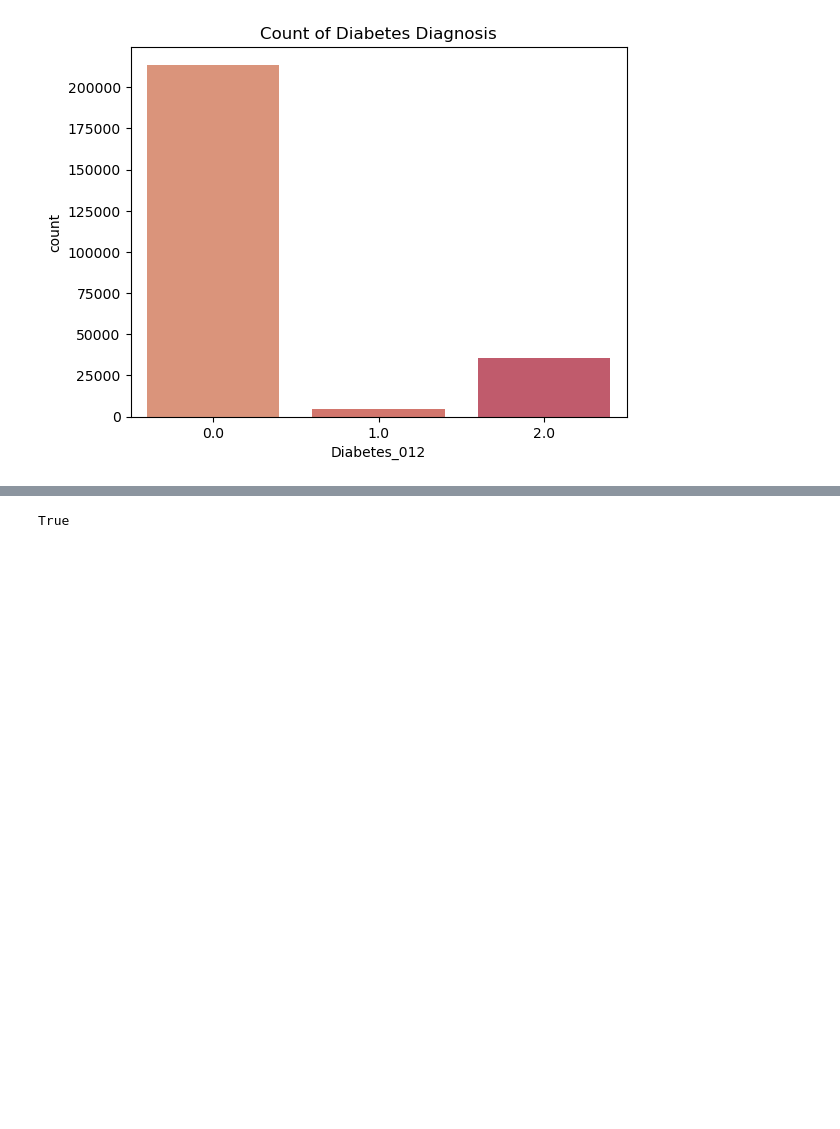
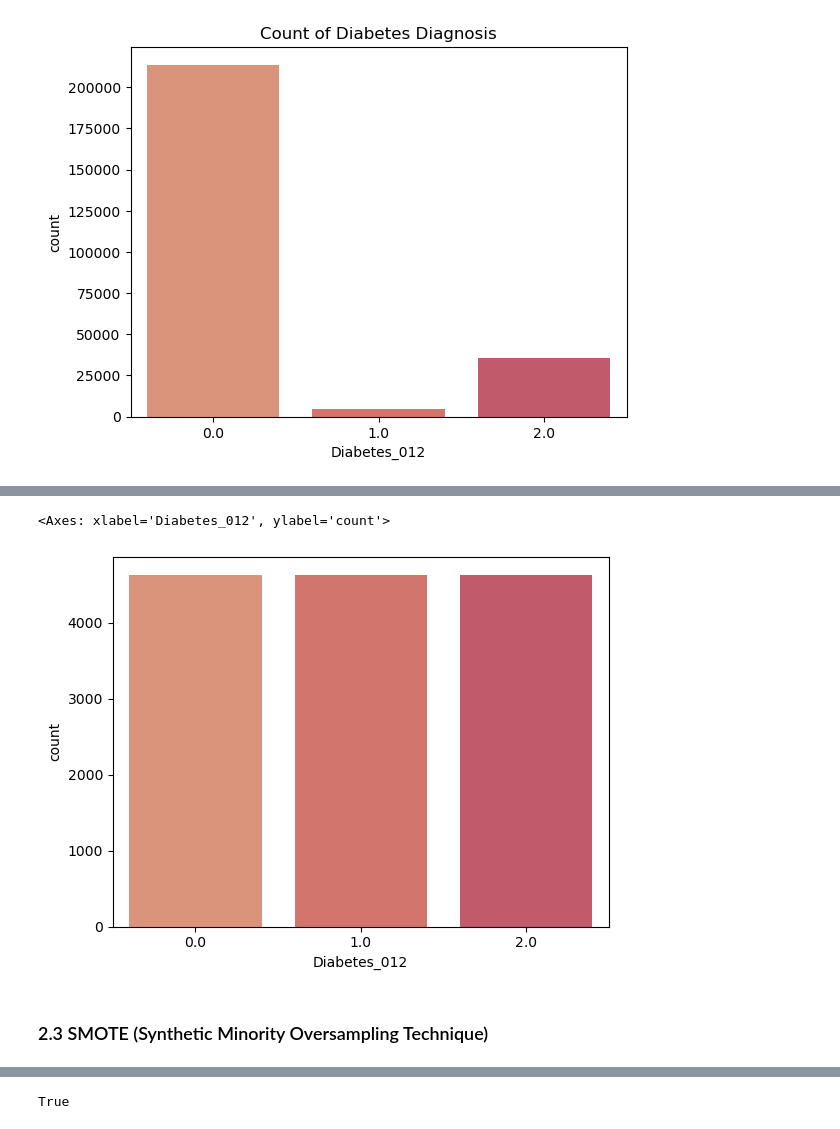
Before and after one commit to annalisa7/ML_project, a Jupyter notebook: baselineModel2.ipynb, the cells around one changed output, grey strips where cells are left out. Saved outputs shown, nothing was run; the diff lists cells and outputs as text; code cells hidden in the pictures; blank space fills up the shorter version.

```diff
--- a/baselineModel2.ipynb
+++ b/baselineModel2.ipynb
@@ -86,0 +141,10 @@ y = data['Diabetes_012']
+# %%
+rus = RandomUnderSampler(random_state=42)
+X_rus, y_rus = rus.fit_resample(X,y)
+# %%
+sns.countplot(x=y_rus)
+# %% [output]
+<Axes: xlabel='Diabetes_012', ylabel='count'>
+[figure, added]
+# %% [markdown]
+### 2.3 SMOTE (Synthetic Minority Oversampling Technique)
```
Also changed, not shown: parts of 38 cells of this notebook.
